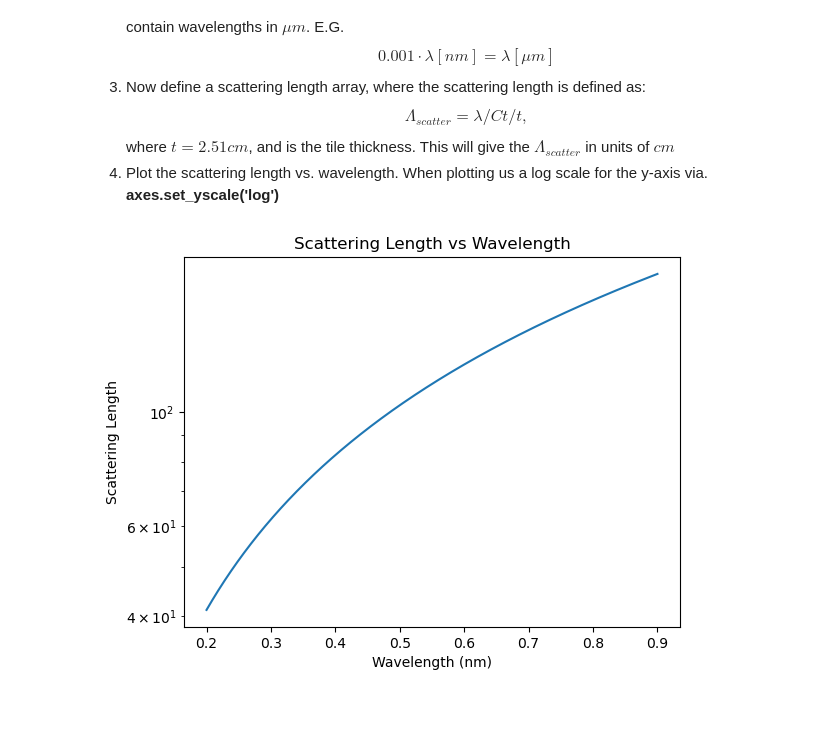
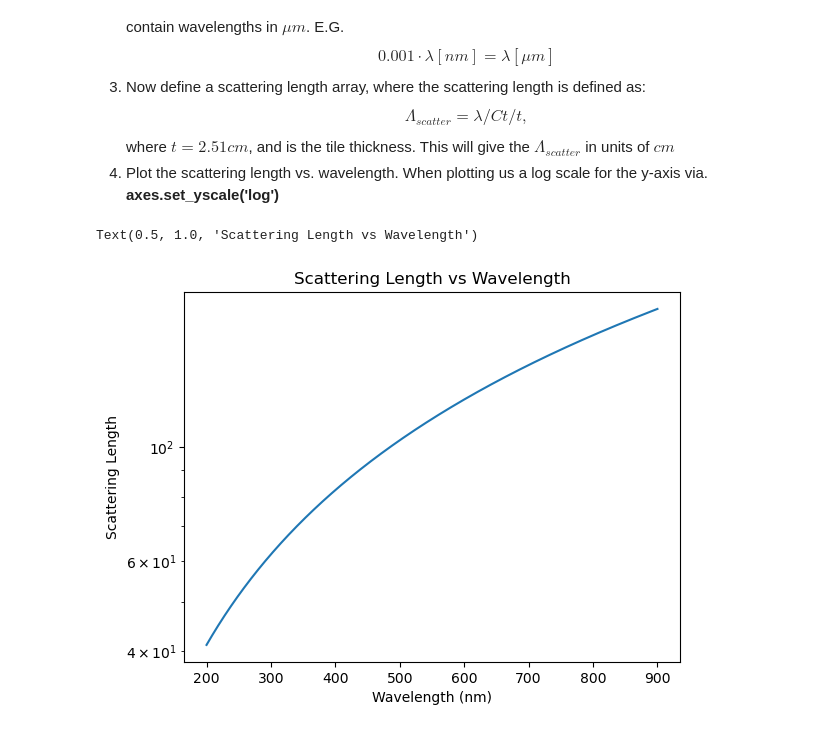
Before and after one commit to mendejf/Phys-3511-Fall24, a Jupyter notebook: Module05/InClass/aerogel.ipynb, the cells around one changed output. Cells and saved outputs as stored; diff of their text form; code cells hidden in the pictures.

```diff
--- a/Module05/InClass/aerogel.ipynb
+++ b/Module05/InClass/aerogel.ipynb
@@ -78,27 +78,25 @@ p = 0.2809318756027657
 # %%
 #create the new wavelength and scattering length arrays
 t = 2.51 #[cm]
 Ct=popt2[2]
 array=np.linspace(200,900,700)
 narray=array*0.001
 scatlen=narray/(Ct/t)
 
 
 
 #plot the scattering length vs. wavelength
 plt.figure()
-plt.plot(narray, scatlen, linestyle='-')
+plt.plot(array, scatlen, linestyle='-')
 
 plt.yscale('log')
 
-# Label axes
+
 plt.xlabel('Wavelength (nm)')
 plt.ylabel('Scattering Length')
 
-# Title for the plot
+
 plt.title('Scattering Length vs Wavelength')
-
-# Show the plot
-plt.show()
 # %% [output]
+Text(0.5, 1.0, 'Scattering Length vs Wavelength')
-[figure, old version]
+[figure, new version]
```
Also changed, not shown: 2 other files.
